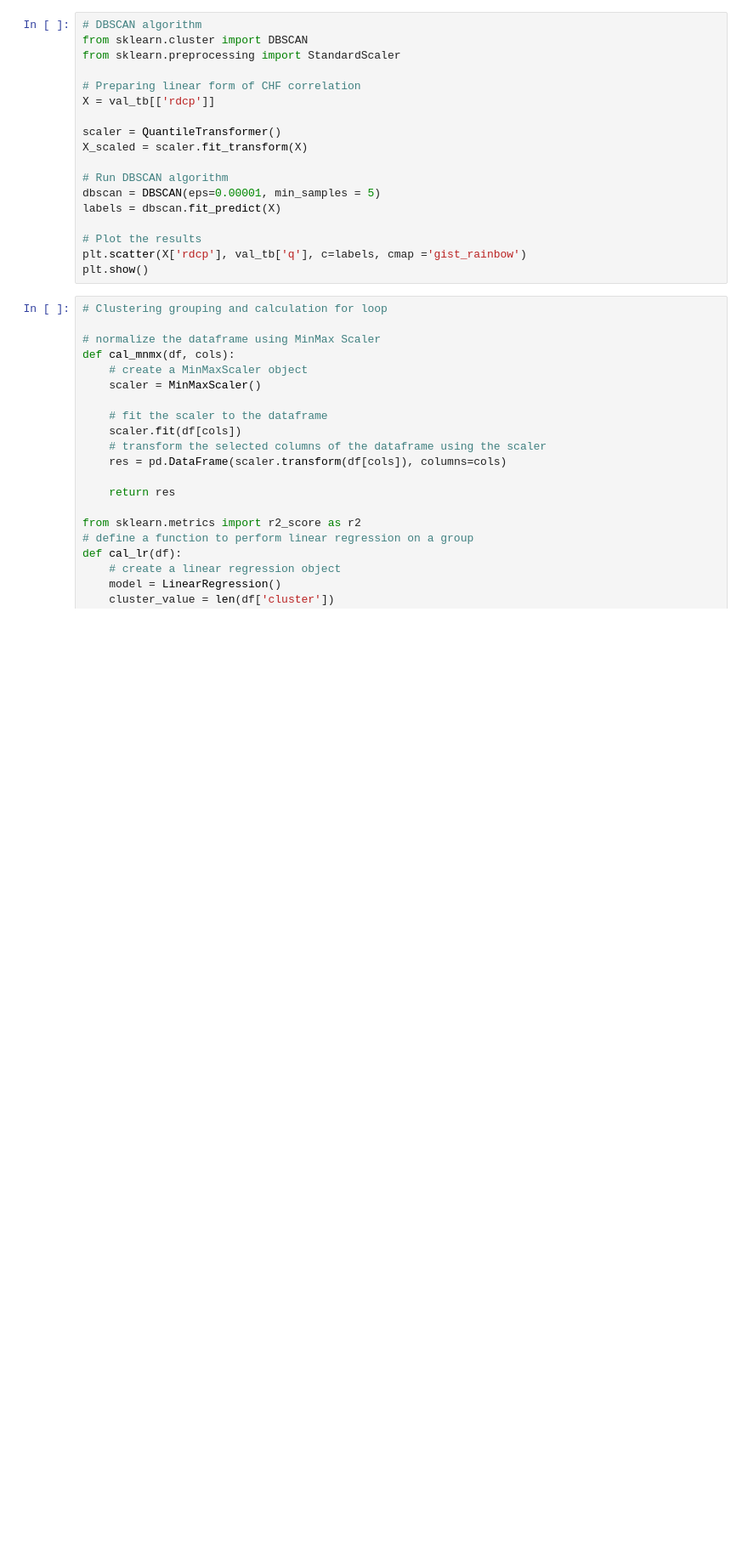
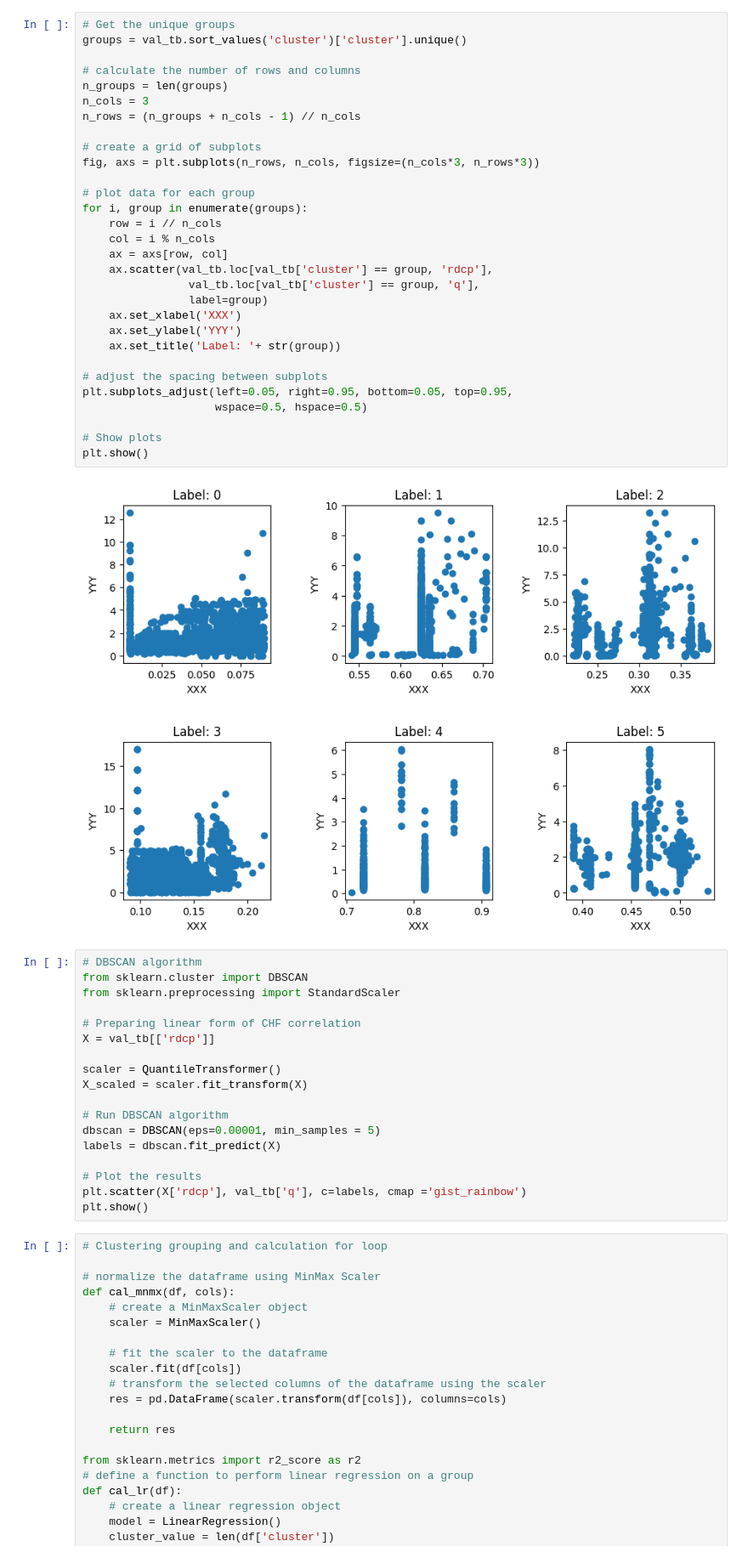
Before and after one commit to lemeap/rsrchCHF, a Jupyter notebook: Analysis.ipynb, the cells around one changed output. Shown at 85% size. Saved outputs shown, nothing was run; the diff lists cells and outputs as text; blank space fills up the shorter version.

```diff
--- a/Analysis.ipynb
+++ b/Analysis.ipynb
@@ -166,3 +412,35 @@ plt.show()
+# %%
+# Get the unique groups
+groups = val_tb.sort_values('cluster')['cluster'].unique()
+
+# calculate the number of rows and columns
+n_groups = len(groups)
+n_cols = 3
+n_rows = (n_groups + n_cols - 1) // n_cols
+
+# create a grid of subplots
+fig, axs = plt.subplots(n_rows, n_cols, figsize=(n_cols*3, n_rows*3))
+
+# plot data for each group
+for i, group in enumerate(groups):
+    row = i // n_cols
+    col = i % n_cols
+    ax = axs[row, col]
+    ax.scatter(val_tb.loc[val_tb['cluster'] == group, 'rdcp'],
+                val_tb.loc[val_tb['cluster'] == group, 'q'],
+                label=group)
+    ax.set_xlabel('XXX')
+    ax.set_ylabel('YYY')
+    ax.set_title('Label: '+ str(group))
+
+# adjust the spacing between subplots
+plt.subplots_adjust(left=0.05, right=0.95, bottom=0.05, top=0.95,
+                    wspace=0.5, hspace=0.5)
+
+# Show plots
+plt.show()
+# %% [output]
+[figure, added]
 # %%
 # DBSCAN algorithm
 from sklearn.cluster import DBSCAN
```
Also changed, not shown: parts of 12 cells of this notebook, 3 other files.
